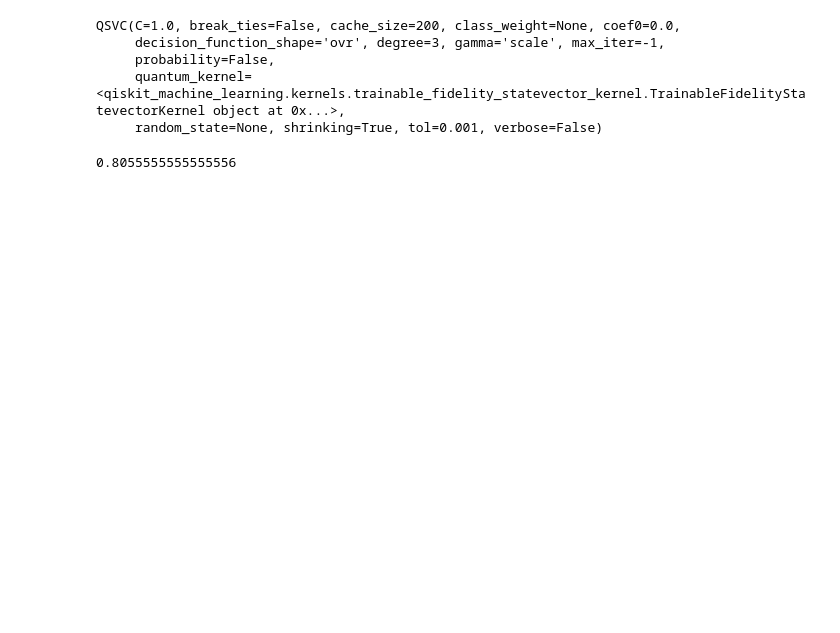
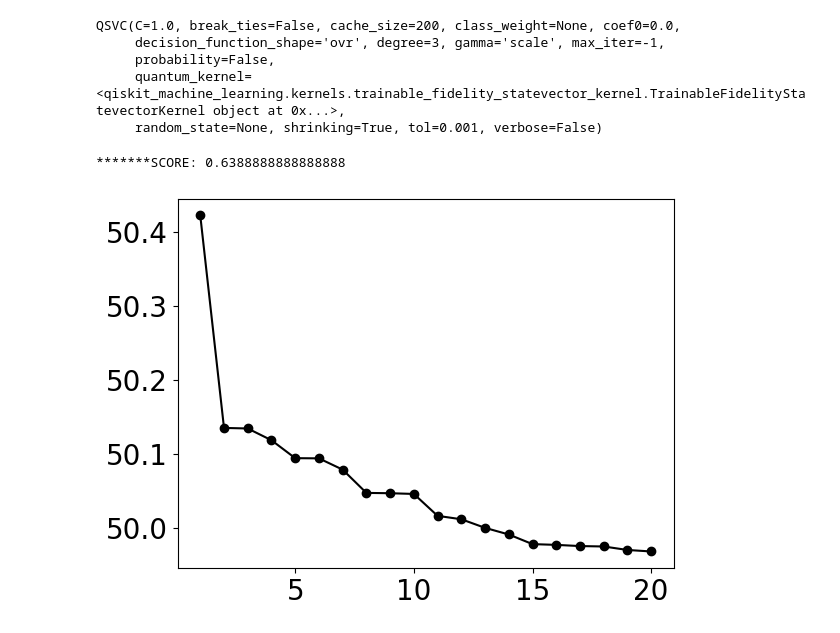
Before and after one commit to fdamore/QK, a Jupyter notebook: notebooks/qsvc_trained.ipynb, the cells around one changed output. Saved outputs shown, nothing was run; the diff lists cells and outputs as text; code cells hidden in the pictures; blank space fills up the shorter version.

```diff
--- a/notebooks/qsvc_trained.ipynb
+++ b/notebooks/qsvc_trained.ipynb
@@ -113,14 +93,19 @@ from qiskit_machine_learning.kernels.algorithms.quantum_kernel_trainer import Qu
 from qiskit_algorithms.optimizers import SPSA
 from qiskit_machine_learning.utils.loss_functions import SVCLoss
 
+#define the callback
+from qke.QKCallback import QKCallback
+my_callback = QKCallback()
 
-spsa_opt = SPSA(maxiter=2, learning_rate=0.03, perturbation=0.01)
+
+spsa_opt = SPSA(maxiter=20, learning_rate=0.03, perturbation=0.01, termination_checker=my_callback.callback)
 loss_func = SVCLoss(C=1.0)
 
 #one initial point per trainable parameter
-init_point=[np.pi/2]
+#init_point=[np.pi/2]
+init_point = np.random.uniform(size=NUM_QUBIT)
 
-qk_trainer = QuantumKernelTrainer(quantum_kernel=q_kernel, loss=loss_func, initial_point= init_point)
+qk_trainer = QuantumKernelTrainer(quantum_kernel=q_kernel, loss=loss_func, initial_point= init_point, optimizer=spsa_opt)
 qkt_results = qk_trainer.fit(X_train, y_train)
 
 optimized_kernel = qkt_results.quantum_kernel
@@ -141,6 +144,13 @@ from sklearn.metrics import accuracy_score
 
 #result...
 predictions = qsvc.predict(X_test)
-accuracy_score(predictions, y_test)
+score = accuracy_score(predictions, y_test)
+
+print(f'*******SCORE: {score}')
 # %% [output]
-0.8055555555555556
+*******SCORE: 0.6388888888888888
+# %%
+#plot data
+my_callback.plot_data()
+# %% [output]
+[figure, added]
```
Also changed, not shown: parts of 8 cells of this notebook, 1 other file.
